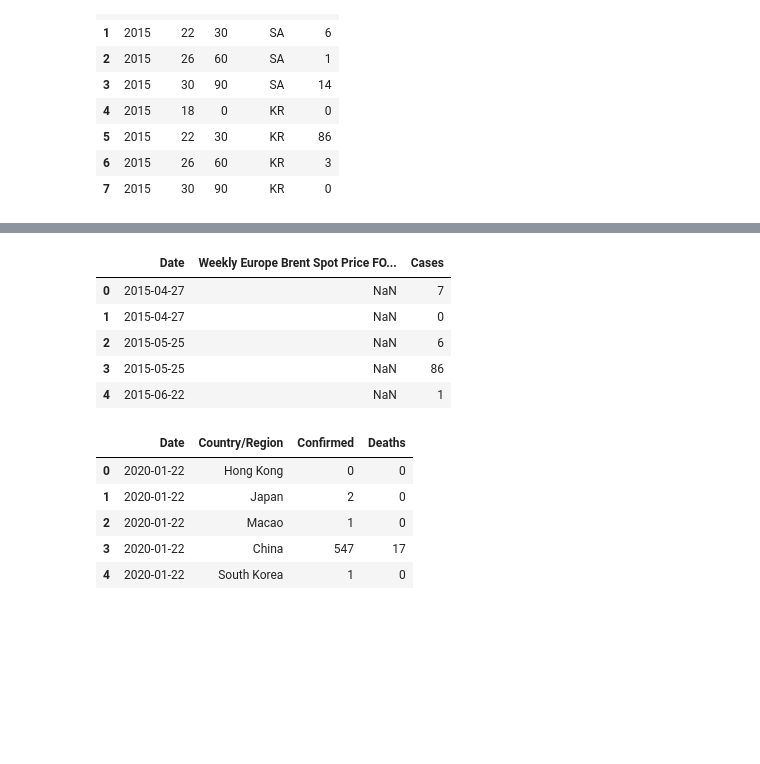
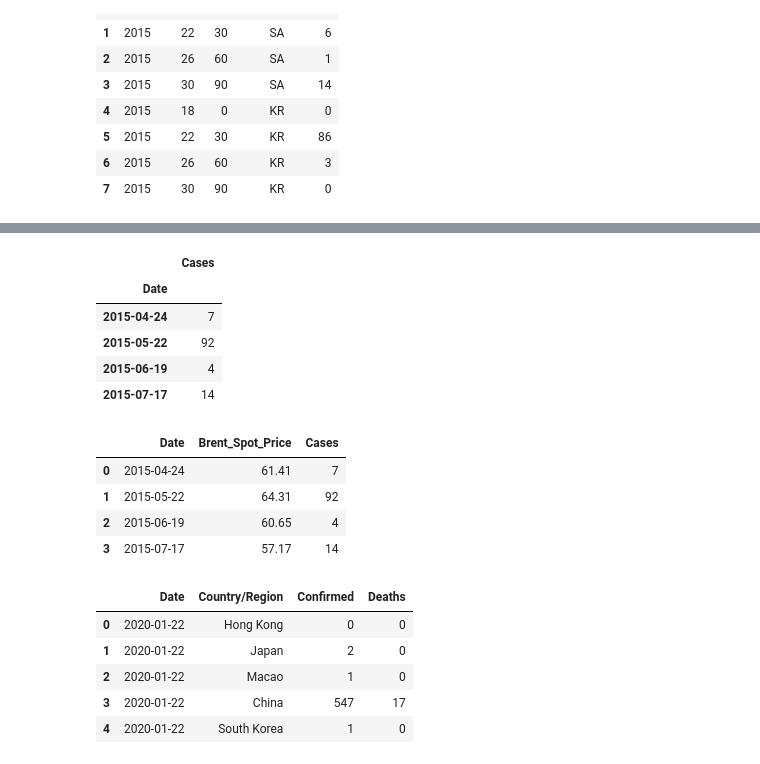
Before and after one commit to ccchiang92/D3-Visaulization, a Jupyter notebook: data_cleaning_scripts/oil_cleaning.ipynb, the cells around one changed output, grey strips where cells are left out. Cells and saved outputs as stored; diff of their text form; code cells hidden in the pictures; blank space fills up the shorter version.

```diff
--- a/data_cleaning_scripts/oil_cleaning.ipynb
+++ b/data_cleaning_scripts/oil_cleaning.ipynb
@@ -7,6 +7,6 @@ from datetime import timedelta
 # %%
 #Open excel workbook and first sheet
 xls = pd.ExcelFile("C:/Users/jason/D3-Visaulization/raw_data/Brent_oil_price.xls")
-df = pd.read_excel(xls, "Data 1", skiprows=2)
+df = pd.read_excel(xls, "Data 1", skiprows=2, names=['Date', 'Brent_Spot_Price'])
 df.head()
 # %% [output]
@@ -98,16 +98,15 @@ Date = []
 for row in range(len(mers_df)):
     week_number = mers_df.iloc[row]['Week']
     if week_number == 18:
-        Date.append("2015-4-27")
+        Date.append("2015-4-24")
     elif week_number == 22:
-        Date.append("2015-5-25")
+        Date.append("2015-5-22")
     elif week_number == 26:
-        Date.append("2015-6-22")
+        Date.append("2015-6-19")
     else:
-        Date.append("2015-7-20")
+        Date.append("2015-7-17")
 
 mers_df["Date"] = Date
 mers_df
-#print(Date)
 # %% [output]
 |  | Year | Week | day | Country | Cases | Date |
@@ -122,19 +137,24 @@ mers_df
+# %%
+mers_df["Date"] = pd.to_datetime(mers_df['Date'], errors='coerce')
+mers_ct = mers_df.groupby(["Date"]).sum()
+mers_ct
+# %% [output]
+|  | Cases |
+| Date |  |
+| 2015-04-24 | 7 |
+| 2015-05-22 | 92 |
+| 2015-06-19 | 4 |
+| 2015-07-17 | 14 |
 # %%
 #Merge with oil prices
-mers_df["Date"] = pd.to_datetime(mers_df['Date'], errors='coerce')
-oil_mers = pd.merge(df, mers_df, how="right", on=["Date", "Date"])
-del oil_mers["Year"]
-del oil_mers["Week"]
-del oil_mers["day"]
-del oil_mers["Country"]
+oil_mers = pd.merge(df, mers_ct, how="right", on=["Date", "Date"])
 oil_mers.head()
 # %% [output]
-|  | Date | Weekly Europe Brent Spot Price FO... | Cases |
-| 0 | 2015-04-27 | NaN | 7 |
-| 1 | 2015-04-27 | NaN | 0 |
-| 2 | 2015-05-25 | NaN | 6 |
-| 3 | 2015-05-25 | NaN | 86 |
-| 4 | 2015-06-22 | NaN | 1 |
+|  | Date | Brent_Spot_Price | Cases |
+| 0 | 2015-04-24 | 61.41 | 7 |
+| 1 | 2015-05-22 | 64.31 | 92 |
+| 2 | 2015-06-19 | 60.65 | 4 |
+| 3 | 2015-07-17 | 57.17 | 14 |
 # %%
 #COVID-19 is next
 covid_df = pd.read_csv("C:/Users/jason/D3-Visaulization/cleaned_data/In_progress/covid_daily_world.csv")
```
Also changed, not shown: parts of 6 cells of this notebook.
